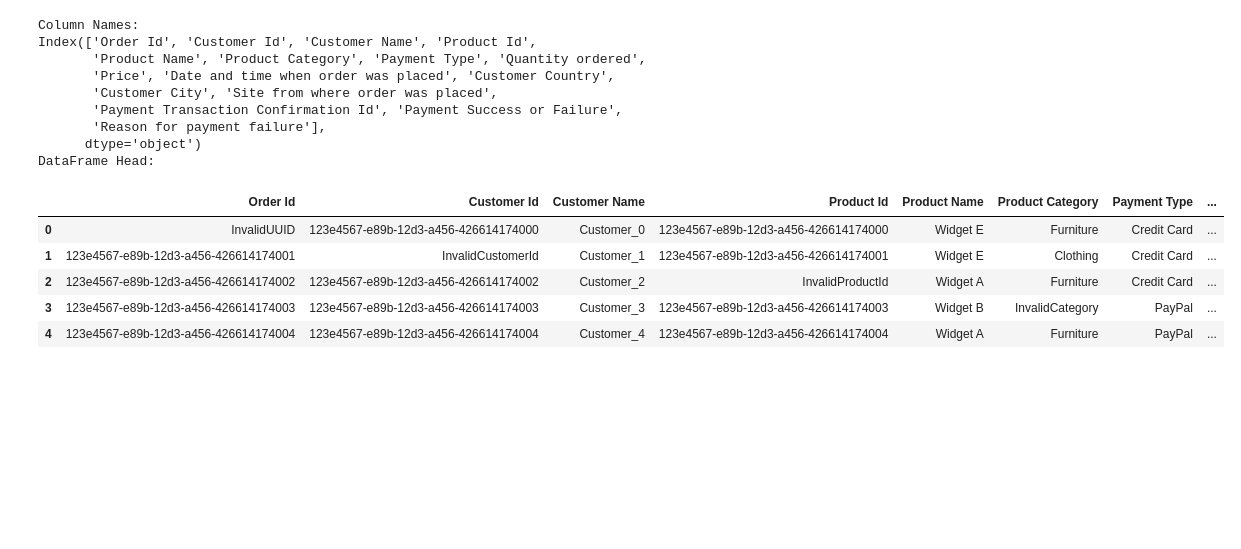
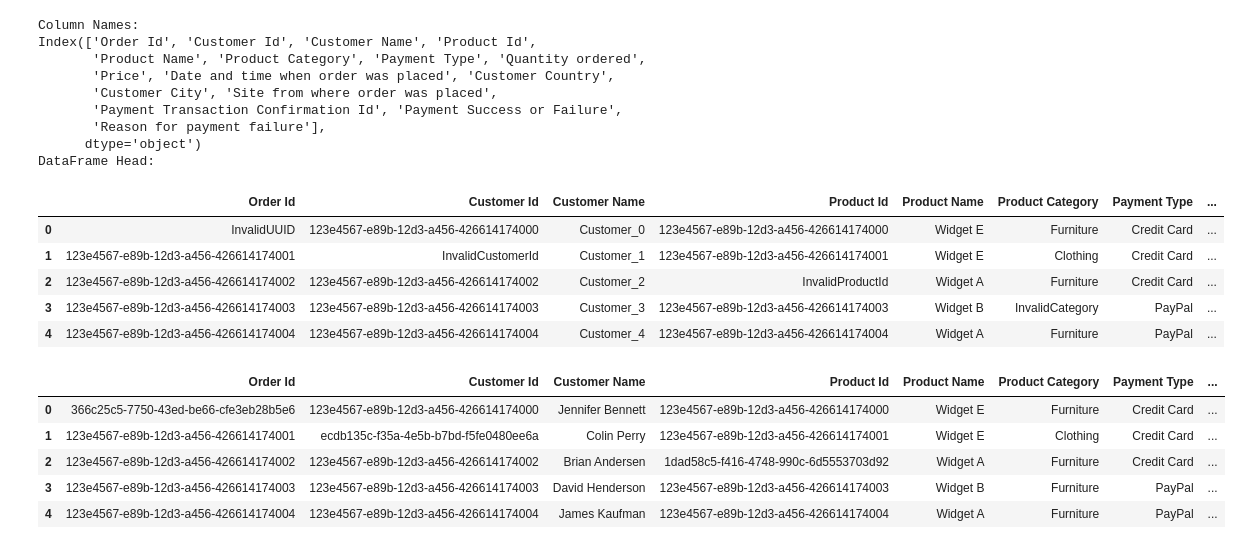
Before and after one commit to Manoj797/Revature_p1, a Jupyter notebook: dataanalysis.ipynb, the cells around one changed output. Drawn from its saved outputs; the diff is of its cells as text; code cells hidden in the pictures; blank space fills up the shorter version.

Commit message:
Data cleaning on the rough data

```diff
--- a/dataanalysis.ipynb
+++ b/dataanalysis.ipynb
@@ -254,3 +254,48 @@ DataFrame Head:
 | 2 | 123e4567-e89b-12d3-a456-426614174002 | 123e4567-e89b-12d3-a456-426614174002 | Customer_2 | InvalidProductId | Widget A | Furniture | Credit Card | ... |
 | 3 | 123e4567-e89b-12d3-a456-426614174003 | 123e4567-e89b-12d3-a456-426614174003 | Customer_3 | 123e4567-e89b-12d3-a456-426614174003 | Widget B | InvalidCategory | PayPal | ... |
 | 4 | 123e4567-e89b-12d3-a456-426614174004 | 123e4567-e89b-12d3-a456-426614174004 | Customer_4 | 123e4567-e89b-12d3-a456-426614174004 | Widget A | Furniture | PayPal | ... |
+# %%
+#handling the invalid data
+
+import pandas as pd
+import random
+from faker import Faker
+
+# Initialize the Faker generator
+fake = Faker()
+
+# Define the lists for random choices
+categories = ['Electronics', 'Clothing', 'Books', 'Furniture', 'Toys']
+
+# Specify the path to your existing CSV file
+input_csv_file_path = 'fake_data.csv'
+output_csv_file_path = 'fake_data_handling.csv'
+
+# Read the CSV file into a DataFrame
+df_invalid = pd.read_csv(input_csv_file_path)
+
+# Handle invalid data
+df_invalid['Order Id'] = df_invalid['Order Id'].replace('InvalidUUID', fake.uuid4())
+df_invalid['Customer Id'] = df_invalid['Customer Id'].replace('InvalidCustomerId', fake.uuid4())
+df_invalid['Customer Name'] = [fake.name() for _ in range(len(df_invalid))]
+df_invalid['Product Id'] = df_invalid['Product Id'].replace('InvalidProductId', fake.uuid4())
+df_invalid['Product Category'] = df_invalid['Product Category'].replace('InvalidCategory', random.choice(categories))
+df_invalid['Quantity ordered'] = pd.to_numeric(df_invalid['Quantity ordered'], errors='coerce').fillna(random.randint(1, 5))
+df_invalid['Price'] = pd.to_numeric(df_invalid['Price'], errors='coerce').fillna(round(random.uniform(10, 1000), 2))
+df_invalid['Customer City'] = [fake.city() for _ in range(len(df_invalid))]
+df_invalid['Payment Transaction Confirmation Id'] = df_invalid['Payment Transaction Confirmation Id'].replace('InvalidUUID', fake.uuid4())
+df_invalid['Reason for payment failure'] = df_invalid['Reason for payment failure'].fillna("No Reason Provided")
+
+# Save the corrected data to a new CSV file
+df_invalid.to_csv(output_csv_file_path, mode='w', header=True, index=False)
+
+# Display the first few rows of the DataFrame to verify the data
+
+df_invalid.head()
+# %% [output]
+|  | Order Id | Customer Id | Customer Name | Product Id | Product Name | Product Category | Payment Type | ... |
+| 0 | 366c25c5-7750-43ed-be66-cfe3eb28b5e6 | 123e4567-e89b-12d3-a456-426614174000 | Jennifer Bennett | 123e4567-e89b-12d3-a456-426614174000 | Widget E | Furniture | Credit Card | ... |
+| 1 | 123e4567-e89b-12d3-a456-426614174001 | ecdb135c-f35a-4e5b-b7bd-f5fe0480ee6a | Colin Perry | 123e4567-e89b-12d3-a456-426614174001 | Widget E | Clothing | Credit Card | ... |
+| 2 | 123e4567-e89b-12d3-a456-426614174002 | 123e4567-e89b-12d3-a456-426614174002 | Brian Andersen | 1dad58c5-f416-4748-990c-6d5553703d92 | Widget A | Furniture | Credit Card | ... |
+| 3 | 123e4567-e89b-12d3-a456-426614174003 | 123e4567-e89b-12d3-a456-426614174003 | David Henderson | 123e4567-e89b-12d3-a456-426614174003 | Widget B | Furniture | PayPal | ... |
+| 4 | 123e4567-e89b-12d3-a456-426614174004 | 123e4567-e89b-12d3-a456-426614174004 | James Kaufman | 123e4567-e89b-12d3-a456-426614174004 | Widget A | Furniture | PayPal | ... |
```
Also changed, not shown: 1 other file.
